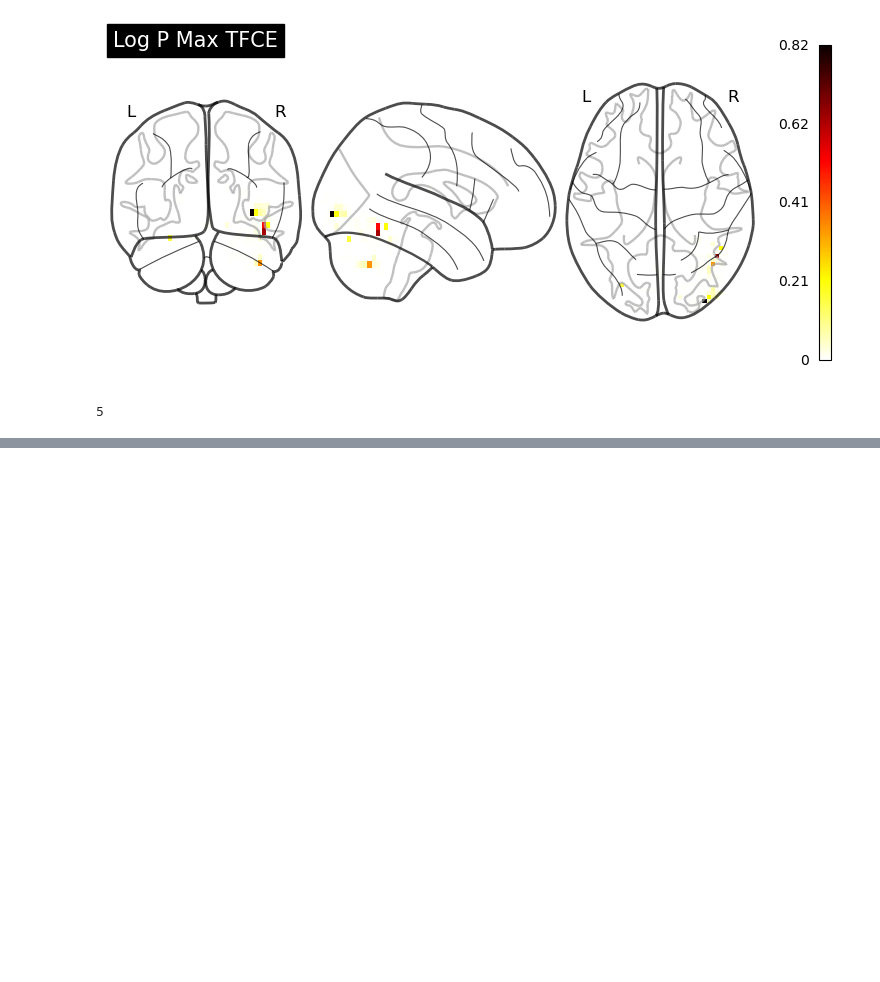
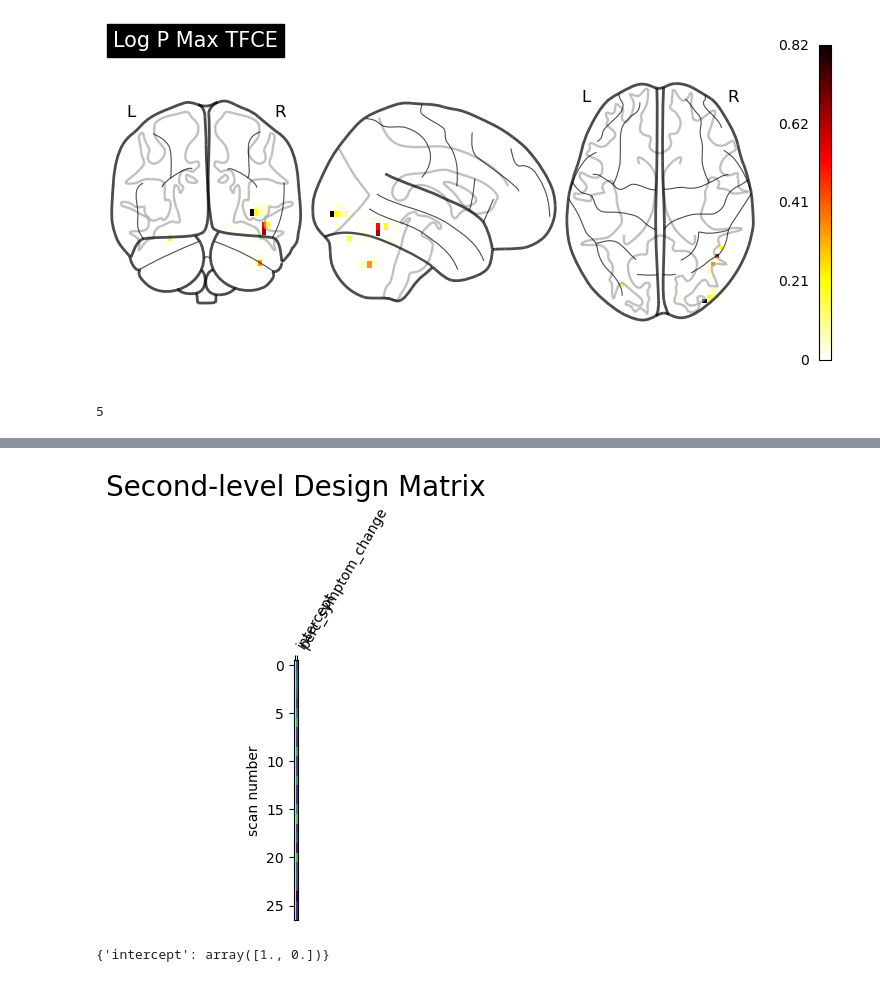
Before and after one commit to gillgrennan/self-other_ms, a Jupyter notebook: self-v-fix_mask.ipynb, the cells around one changed output, grey strips where cells are left out. Cells and saved outputs as stored; diff of their text form; code cells hidden in the pictures; blank space fills up the shorter version.

```diff
--- a/self-v-fix_mask.ipynb
+++ b/self-v-fix_mask.ipynb
@@ -1065,0 +2457,9 @@ n_detections
+# %%
+perc_symptom_change = np.array(np.round(perc_symptom_change,3))
+perc_symptom_change = np.expand_dims(perc_symptom_change, axis = -1)
+age = np.array(age)
+age = np.expand_dims(age, axis = -1)
+sex = np.array(sex)
+sex = np.expand_dims(sex, axis = -1)
+subject_label = np.array(subject_label)
+subject_label= np.expand_dims(subject_label, axis=-1)
@@ -1065,0 +2492,5 @@ n_detections
+# %%
+ses01_patient_data_rv=ses01_patient_data1
+del(ses01_patient_data_rv[0])  #- 102
+del(ses01_patient_data_rv[21])  #- 138
+del(ses01_patient_data_rv[25])  #- 145
@@ -1065,0 +2499,8 @@ n_detections
+# %%
+# aim2av2_sldm = np.hstack((intercept,perc_symptom_change,age,sex))
+aim2av2_sldm = np.hstack((intercept,perc_symptom_change))
+
+# aim2av2_sldm = pd.DataFrame(aim2av2_sldm, columns=['intercept','perc_symptom_change','age','sex'])
+aim2av2_sldm = pd.DataFrame(aim2av2_sldm, columns=['intercept','perc_symptom_change'])
+
+aim2av2_sldm.shape
@@ -1065,0 +2529,29 @@ n_detections
+# %%
+from nilearn.glm.second_level import SecondLevelModel
+second_level_input = ses01_patient_data_rv
+second_level_input
+
+second_level_model = SecondLevelModel()
+plotting.plot_design_matrix(aim2av2_sldm, rescale=False)
+plt.title("Second-level Design Matrix", fontsize=20)
+plotting.show()
+
+from nilearn.glm.second_level import SecondLevelModel
+
+second_level_model = SecondLevelModel(n_jobs=2).fit(second_level_input, design_matrix=aim2av2_sldm)
+# %% [output]
+[figure, added]
+# %%
+#Making contrasts!
+contrast_matrix = np.eye(aim2av2_sldm.shape[1])
+basic_contrasts = {
+    column: contrast_matrix[i]
+    for i, column in enumerate(aim2av2_sldm.columns)
+    }
+
+contrasts = {
+     "intercept": (basic_contrasts['intercept'])
+    }
+contrasts
+# %% [output]
+{'intercept': array([1., 0.])}
```
Also changed, not shown: parts of 140 cells of this notebook, 5 other files.
